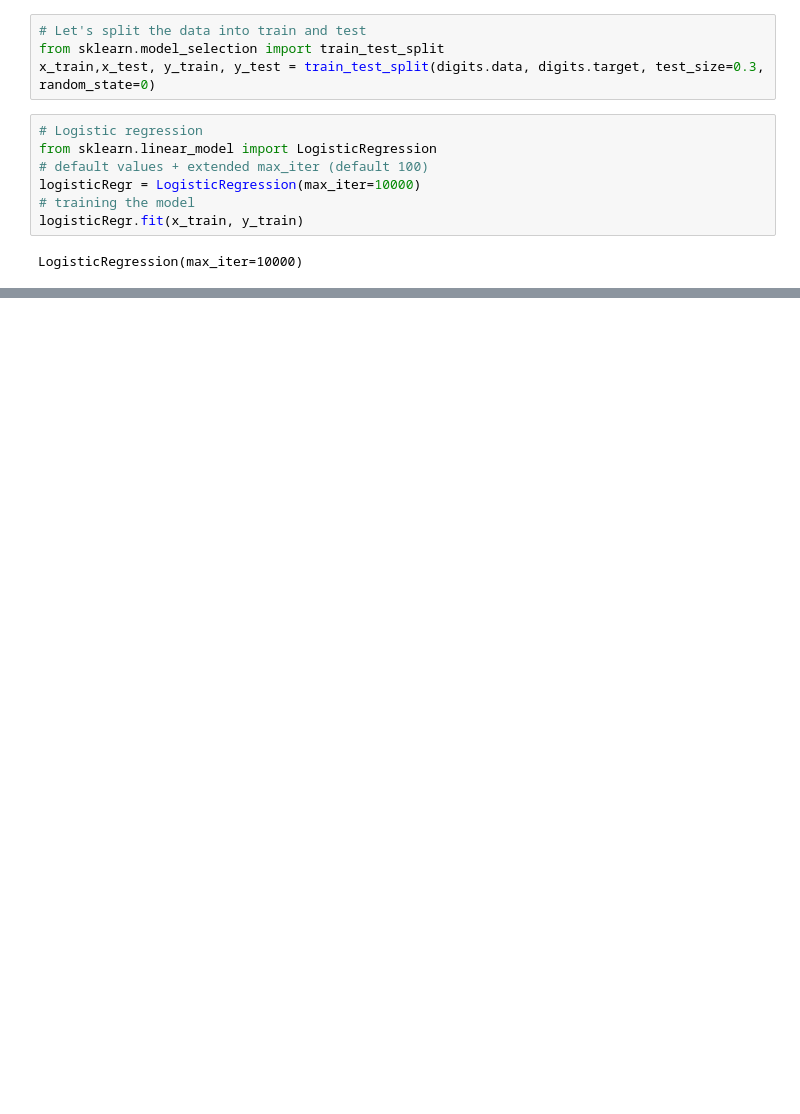
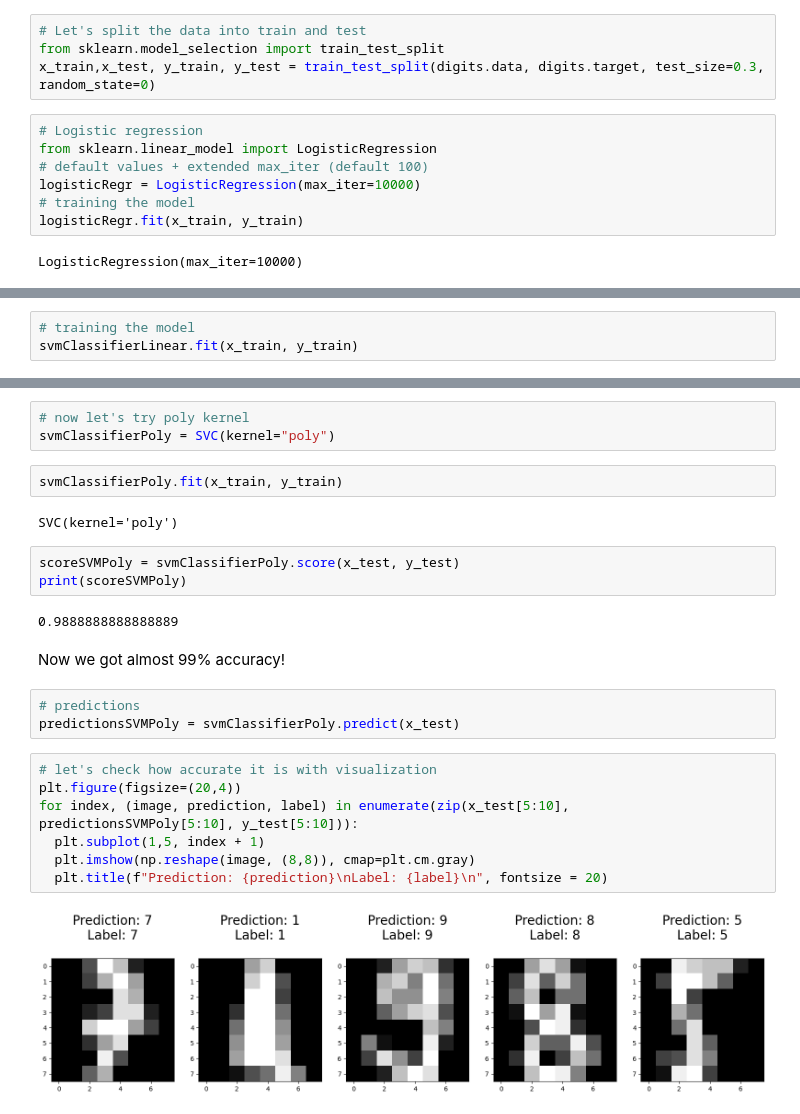
Before and after one commit to hannasar/Playground_ML, a Jupyter notebook: Classifying_images.ipynb, the cells around one changed output, grey strips where cells are left out. Drawn from its saved outputs; the diff is of its cells as text; blank space fills up the shorter version.

```diff
--- a/Classifying_images.ipynb
+++ b/Classifying_images.ipynb
@@ -68,0 +79,3 @@ print(score)
+# %%
+# training the model
+svmClassifierLinear.fit(x_train, y_train)
@@ -68,0 +95,26 @@ print(score)
+# %%
+# now let's try poly kernel
+svmClassifierPoly = SVC(kernel="poly")
+# %%
+svmClassifierPoly.fit(x_train, y_train)
+# %% [output]
+SVC(kernel='poly')
+# %%
+scoreSVMPoly = svmClassifierPoly.score(x_test, y_test)
+print(scoreSVMPoly)
+# %% [output]
+0.9888888888888889
+# %% [markdown]
+Now we got almost 99% accuracy!
+# %%
+# predictions
+predictionsSVMPoly = svmClassifierPoly.predict(x_test)
+# %%
+# let's check how accurate it is with visualization
+plt.figure(figsize=(20,4))
+for index, (image, prediction, label) in enumerate(zip(x_test[5:10], predictionsSVMPoly[5:10], y_test[5:10])):
+  plt.subplot(1,5, index + 1)
+  plt.imshow(np.reshape(image, (8,8)), cmap=plt.cm.gray)
+  plt.title(f"Prediction: {prediction}\nLabel: {label}\n", fontsize = 20)
+# %% [output]
+[figure, added]
```
Also changed, not shown: parts of 10 cells of this notebook.
